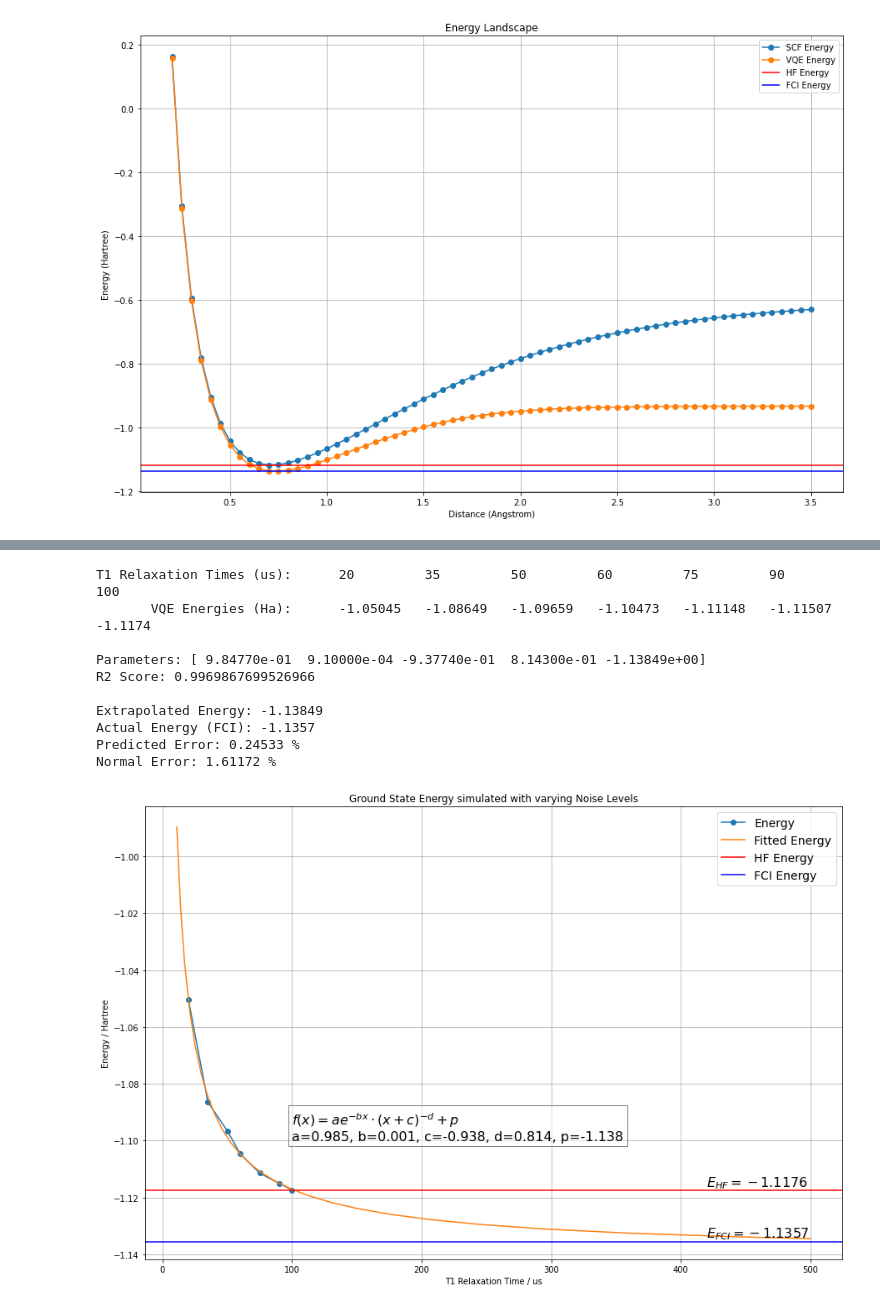
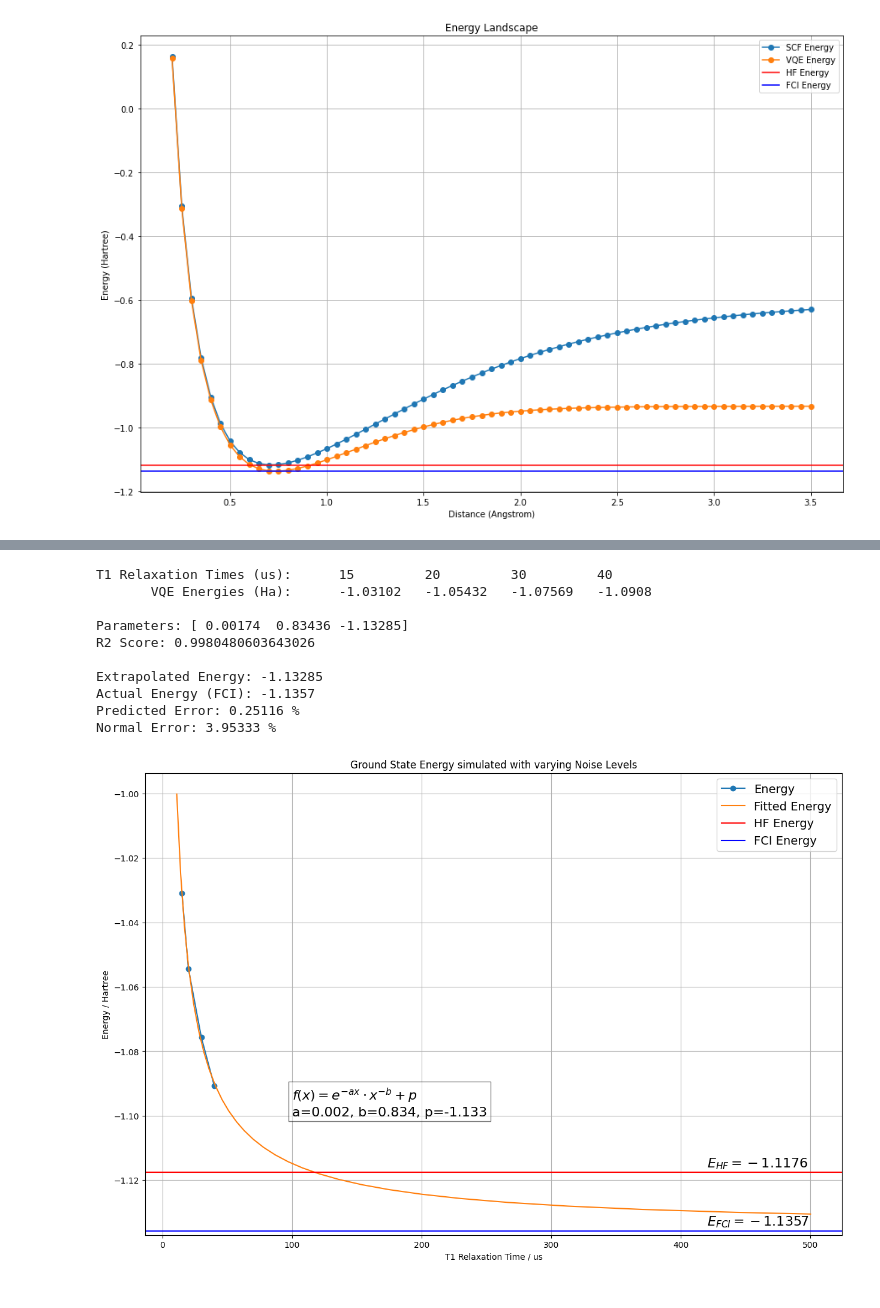
Before and after one commit to TheTrustyPwo/Hydrogen, a Jupyter notebook: better.ipynb, the cells around one changed output, grey strips where cells are left out. Drawn from its saved outputs; the diff is of its cells as text; code cells hidden in the pictures.

```diff
--- a/better.ipynb
+++ b/better.ipynb
@@ -288,10 +292,10 @@ def percentage_error(actual, predicted):
 # %%
 df = pd.read_csv("energy_acc_qibo2.csv")
 accuracies = np.concatenate((np.logspace(0, 12, num=50, base=1.75)[19:], np.array([1024])))
-vqe_energies = df[[f'ucc_energy_{i}' for i in range(1, 11)]].mean(axis=1)
+vqe_energies = df[[f'ucc_energy_{i}' for i in range(1, 24)]].mean(axis=1)
 # %%
 y_fit, params, score = fit_noise_curve(accuracies, vqe_energies)
-a, b, c, d, p = params
+a, b, p = params
 print("Parameters:", *params)
 print("R2 Score:", score)
 
@@ -299,8 +303,8 @@ plt.figure(figsize=(15, 10))
 plt.style.use('fast')
 plt.plot(accuracies, vqe_energies, 'o-', label="Energy")
 plt.plot(accuracies, y_fit, label="Fitted Energy")
-equation_text = r'$f(x) = ae^{-bx} \cdot ({x + c})^{-d} + p$'
-params_text = f'a={a:.3f}, b={b:.3f}, c={c:.3f}, d={d:.3f}, p={p:.3f}'
+equation_text = r'$f(x) = e^{-ax} \cdot x^{-b} + p$'
+params_text = f'a={a:.3f}, b={b:.3f}, p={p:.3f}'
 plt.text(120, -1.10, equation_text + '\n' + params_text, fontsize=16, bbox=dict(facecolor='white', alpha=0.5))
 plt.text(810, -1.115, E_HF_STR, fontsize=16)
 plt.text(810, -1.133, E_FCI_STR, fontsize=16)
@@ -319,7 +323,7 @@ R2 Score: 0.9997101129039099
 # %%
 guesses, pred_errors, normal_errors = [], [], []
 for limit in range(10, 32):
-    _, (_, _, _, _, p), _ = fit_noise_curve(accuracies[:limit], vqe_energies[:limit])
+    _, (_, _, p), _ = fit_noise_curve(accuracies[:limit], vqe_energies[:limit])
     guesses.append(p)
     pred_error = percentage_error(p, E_FCI)
     normal_error = percentage_error(vqe_energies[limit], E_FCI)
@@ -358,6 +362,6 @@ plt.show()
 # %%
 # Enter the T1 relaxation time of your quantum computers
-accuracies = np.array([20, 35, 50, 60, 75, 90, 100])
+accuracies = np.array([15, 20, 30, 40])
 samples = 5
 
 vqe_energies = []
@@ -385,47 +389,47 @@ for accuracy in tqdm(accuracies, desc="Evaluating simulation"):
     vqe_energies.append(np.array(res).mean())
 # %%
 y_fit, params, score = fit_noise_curve(accuracies, vqe_energies)
-a, b, c, d, p = params
+a, b, p = params
 print("T1 Relaxation Times (us):".ljust(30), ' '.join(list(map(lambda x: f"{np.round(x, 5):<10}", accuracies))))
 print("VQE Energies (Ha):".rjust(25).ljust(30), ' '.join(list(map(lambda x: f"{np.round(x, 5):<10}", vqe_energies))))
 print()
 print("Parameters:", np.round(params, 5))
 print("R2 Score:", score)
 print()
 print("Extrapolated Energy:", np.round(p, 5))
 print("Actual Energy (FCI):", E_FCI)
 print("Predicted Error:", np.round(abs((p - E_FCI) / E_FCI) * 100, 5), "%")
 print("Normal Error:", np.round(abs((vqe_energies[accuracies.argmax()] - E_FCI) / E_FCI) * 100, 5), "%")
 
 test_accuracies = np.arange(11, 501, 1)
 test_fit = func(test_accuracies, *params)
 
 plt.figure(figsize=(15, 10))
 plt.style.use('fast')
 plt.plot(accuracies, vqe_energies, 'o-', label="Energy")
 plt.plot(test_accuracies, test_fit, label="Fitted Energy")
-equation_text = r'$f(x) = ae^{-bx} \cdot ({x + c})^{-d} + p$'
-params_text = f'a={a:.3f}, b={b:.3f}, c={c:.3f}, d={d:.3f}, p={p:.3f}'
+equation_text = r'$f(x) = e^{-ax} \cdot x^{-b} + p$'
+params_text = f'a={a:.3f}, b={b:.3f}, p={p:.3f}'
 plt.text(100, -1.10, equation_text + '\n' + params_text, fontsize=16, bbox=dict(facecolor='white', alpha=0.5))
 plt.text(420, -1.116, E_HF_STR, fontsize=16)
 plt.text(420, -1.134, E_FCI_STR, fontsize=16)
 plt.axhline(y=E_HF, color='r', label="HF Energy")
 plt.axhline(y=E_FCI, color='b', label="FCI Energy")
 plt.title('Ground State Energy simulated with varying Noise Levels')
 plt.xlabel('T1 Relaxation Time / us')
 plt.ylabel('Energy / Hartree')
 plt.grid(True)
 plt.legend(fontsize=14)
 plt.show()
 # %% [output]
-T1 Relaxation Times (us):      20         35         50         60         75         90         100
-       VQE Energies (Ha):      -1.05045   -1.08649   -1.09659   -1.10473   -1.11148   -1.11507   -1.1174
+T1 Relaxation Times (us):      15         20         30         40
+       VQE Energies (Ha):      -1.03102   -1.05432   -1.07569   -1.0908
 
-Parameters: [ 9.84770e-01  9.10000e-04 -9.37740e-01  8.14300e-01 -1.13849e+00]
-R2 Score: 0.9969867699526966
+Parameters: [ 0.00174  0.83436 -1.13285]
+R2 Score: 0.9980480603643026
 
-Extrapolated Energy: -1.13849
+Extrapolated Energy: -1.13285
 Actual Energy (FCI): -1.1357
-Predicted Error: 0.24533 %
-Normal Error: 1.61172 %
+Predicted Error: 0.25116 %
+Normal Error: 3.95333 %
-[figure, old version]
+[figure, new version]
```
Also changed, not shown: parts of 8 cells of this notebook, 1 other file.
